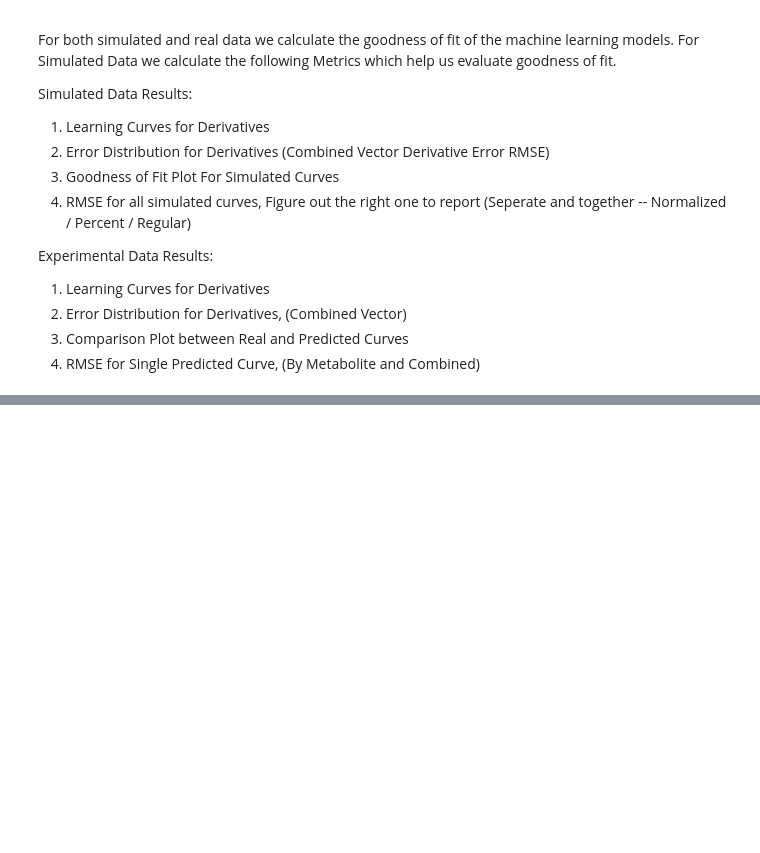
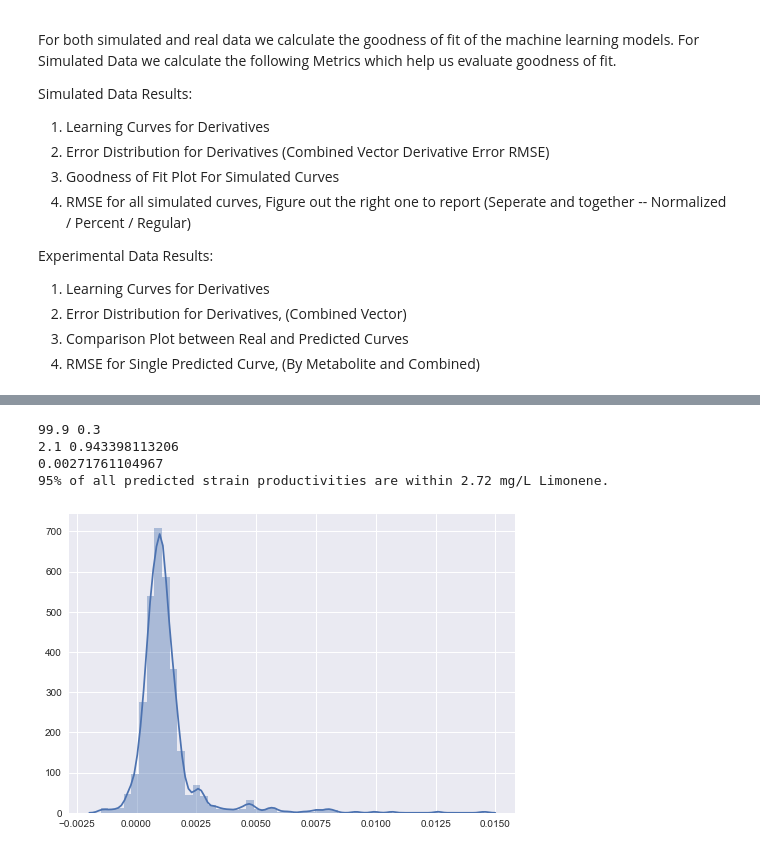
Before and after one commit to JBEI/KineticLearning, a Jupyter notebook: KineticLearning.ipynb, the cells around one changed output, grey strips where cells are left out. Drawn from its saved outputs; the diff is of its cells as text; code cells hidden in the pictures; blank space fills up the shorter version.

Commit message:
Added support for the metabolic engineering usefullness experiment!

```diff
--- a/KineticLearning.ipynb
+++ b/KineticLearning.ipynb
@@ -400,7 +394,8 @@ elif model_str == 'gaussian':
 elif model_str == 'tpot':
     from tpot import TPOTRegressor
     #mlmodel = TPOTRegressor(generations=130, population_size=100, verbosity=2,max_time_mins=20,cv=ShuffleSplit(),scoring='r2',n_jobs=1)
-    mlmodel = TPOTRegressor(generations=130, population_size=130, verbosity=2,cv=ShuffleSplit(),n_jobs=1)
+    #mlmodel = TPOTRegressor(generations=130, population_size=80, verbosity=2,cv=ShuffleSplit(),n_jobs=1,max_time_mins=10)
+    mlmodel = TPOTRegressor(generations=5, population_size=10, verbosity=2,cv=ShuffleSplit(),n_jobs=1)#,max_time_mins=10)
 # %% [output]
 Warning: xgboost.XGBRegressor is not available and will not be used by TPOT.
 # %% [markdown]
@@ -1083,0 +1375,24 @@ if data_type == 'simulated':
+# %%
+#Plot all findings from Production Prediction Experiment!
+if data_type == 'simulated':
+    #Plot Average Rank Predicted for Min / Max Strains (And Compute/ Present Statistics)
+    print(np.mean(actual_max_ranks)+1,np.std(actual_max_ranks))
+    print(np.mean(actual_min_ranks)+1,np.std(actual_min_ranks))
+
+    #plt.bar()
+
+
+    #Plot Predicted Max vs Actual Max for each Set
+    #plt.scatter(actual_max_productions,actual_min_productions)
+    #plt.show()
+
+    #Plot Production Error histogram (And Compute/Present Statistics)
+    print('95% of all predicted strain productivities are within {:.2f} mg/L Limonene.'.format(np.std(prediction_errors)*2*1000))
+    sns.distplot(prediction_errors)
+    plt.show()
+# %% [output]
+99.9 0.3
+2.1 0.943398113206
+0.00271761104967
+95% of all predicted strain productivities are within 2.72 mg/L Limonene.
+[figure, added]
```
Also changed, not shown: parts of 11 cells of this notebook.
